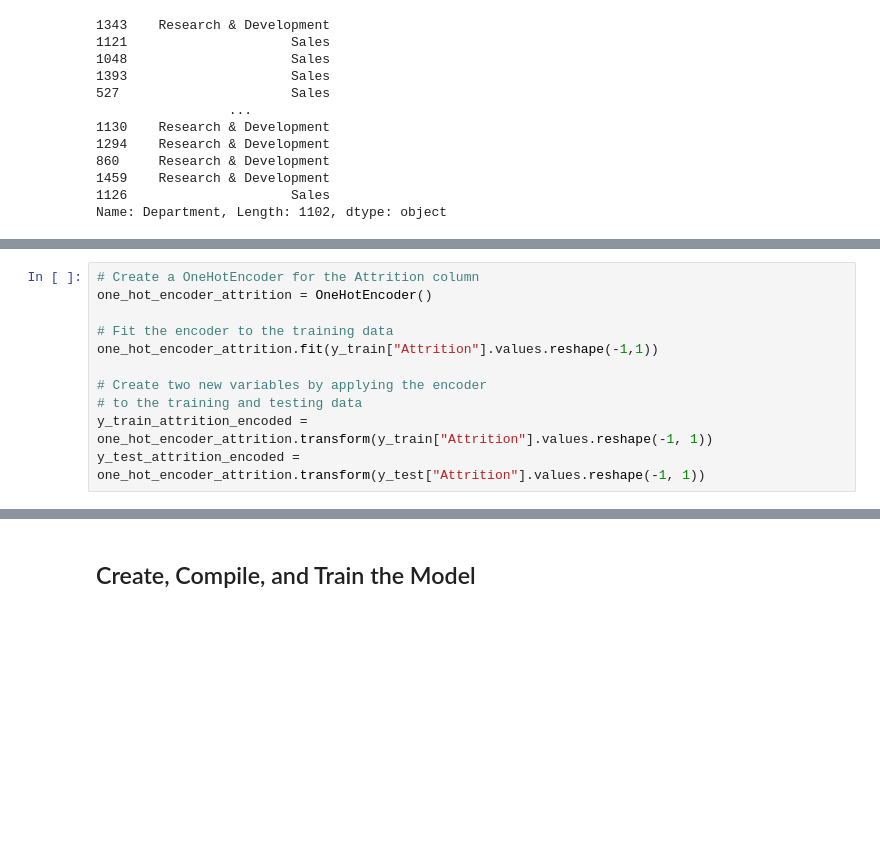
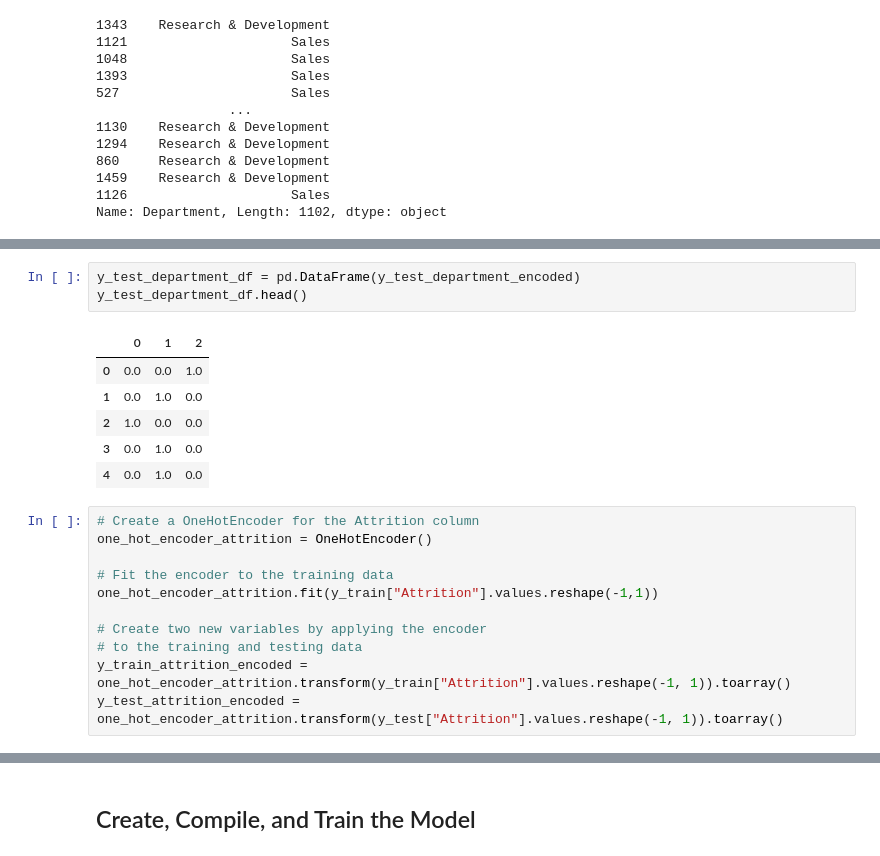
Before and after one commit to natesena/neural-network-challenge-2, a Jupyter notebook: attrition.ipynb, the cells around one changed output, grey strips where cells are left out. Saved outputs shown, nothing was run; the diff lists cells and outputs as text; blank space fills up the shorter version.

```diff
--- a/attrition.ipynb
+++ b/attrition.ipynb
@@ -248,3 +258,13 @@ y_test_department_encoded = one_hot_encoder_department.transform(y_test["Departm
+# %%
+y_test_department_df = pd.DataFrame(y_test_department_encoded)
+y_test_department_df.head()
+# %% [output]
+|  | 0 | 1 | 2 |
+| 0 | 0.0 | 0.0 | 1.0 |
+| 1 | 0.0 | 1.0 | 0.0 |
+| 2 | 1.0 | 0.0 | 0.0 |
+| 3 | 0.0 | 1.0 | 0.0 |
+| 4 | 0.0 | 1.0 | 0.0 |
 # %%
 # Create a OneHotEncoder for the Attrition column
 one_hot_encoder_attrition = OneHotEncoder()
@@ -254,5 +274,5 @@ one_hot_encoder_attrition.fit(y_train["Attrition"].values.reshape(-1,1))
 
 # Create two new variables by applying the encoder
 # to the training and testing data
-y_train_attrition_encoded = one_hot_encoder_attrition.transform(y_train["Attrition"].values.reshape(-1, 1))
-y_test_attrition_encoded = one_hot_encoder_attrition.transform(y_test["Attrition"].values.reshape(-1, 1))
+y_train_attrition_encoded = one_hot_encoder_attrition.transform(y_train["Attrition"].values.reshape(-1, 1)).toarray()
+y_test_attrition_encoded = one_hot_encoder_attrition.transform(y_test["Attrition"].values.reshape(-1, 1)).toarray()
```
Also changed, not shown: parts of 9 cells of this notebook.
